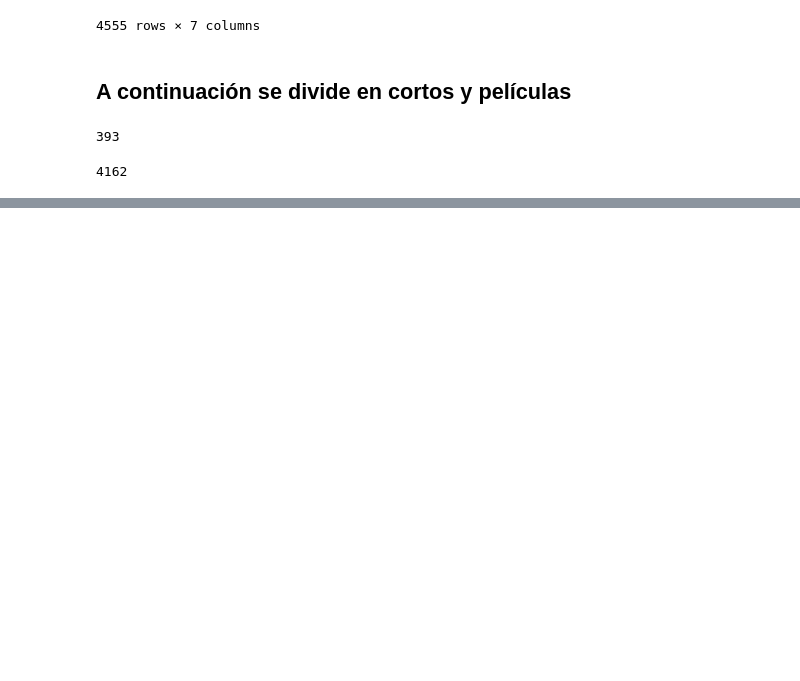
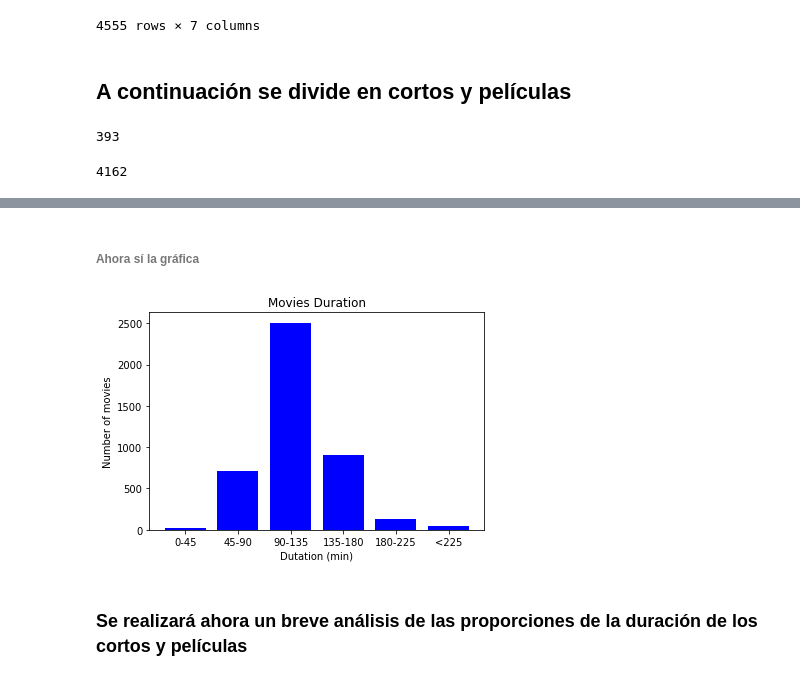
Before and after one commit to ErickGMedellin/7.5-or-higher, a Jupyter notebook: IMDB Rating Dataset.ipynb, the cells around one changed output, grey strips where cells are left out. Cells and saved outputs as stored; diff of their text form; code cells hidden in the pictures; blank space fills up the shorter version.

```diff
--- a/IMDB Rating Dataset.ipynb
+++ b/IMDB Rating Dataset.ipynb
@@ -109,0 +163,8 @@ len(PelisFinal)
+# %%
+# Función para contar los elementos de una lista pertenecientes a un intervalo cerrado
+def count_interval_pro(li, ini, fin):
+    con = 0
+    for val in list(set(dur_mov)):
+        if (val >= ini and val <= fin):
+            con = con + li.count(val)
+    return con
@@ -109,0 +187,26 @@ len(PelisFinal)
+# %%
+# Se realiza una lista con la cantidad de películas en intervalos de 45 minutos
+# primero se hace una lista con los valores de los intervalos
+intervalos = list(np.array(range(0,6))*45)
+intervalos.append(dur_mov[-1])
+hist_mov = []
+for ind in range(0,len(intervalos)):
+    if ind == len(intervalos)-1:
+        break
+    else:
+        hist_mov.append(count_interval_pro(dur_mov,intervalos[ind],intervalos[ind+1]))
+# %% [markdown]
+###### Ahora sí la gráfica
+# %%
+# No se usará la función histograma, sino un plot de barras
+plt.bar(intervalos[0:6], hist_mov, color ='blue',
+        width = 35, tick_label = ['0-45','45-90','90-135','135-180','180-225','<225'])
+
+plt.xlabel("Dutation (min)")
+plt.ylabel("Number of movies")
+plt.title("Movies Duration")
+plt.show()
+# %% [output]
+[figure, added]
+# %% [markdown]
+### Se realizará ahora un breve análisis de las proporciones de la duración de los cortos y películas
```
Also changed, not shown: parts of 17 cells of this notebook.
